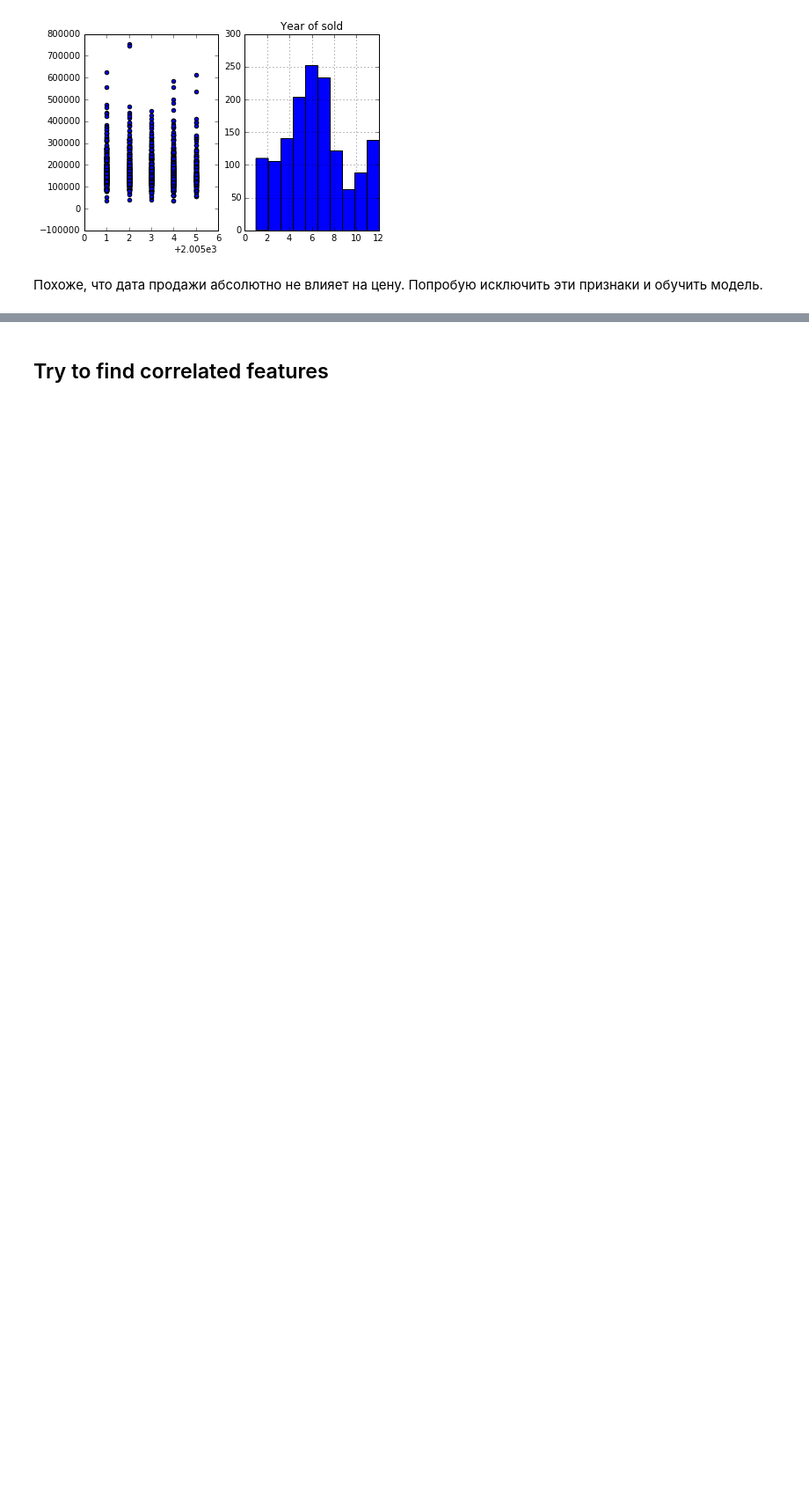
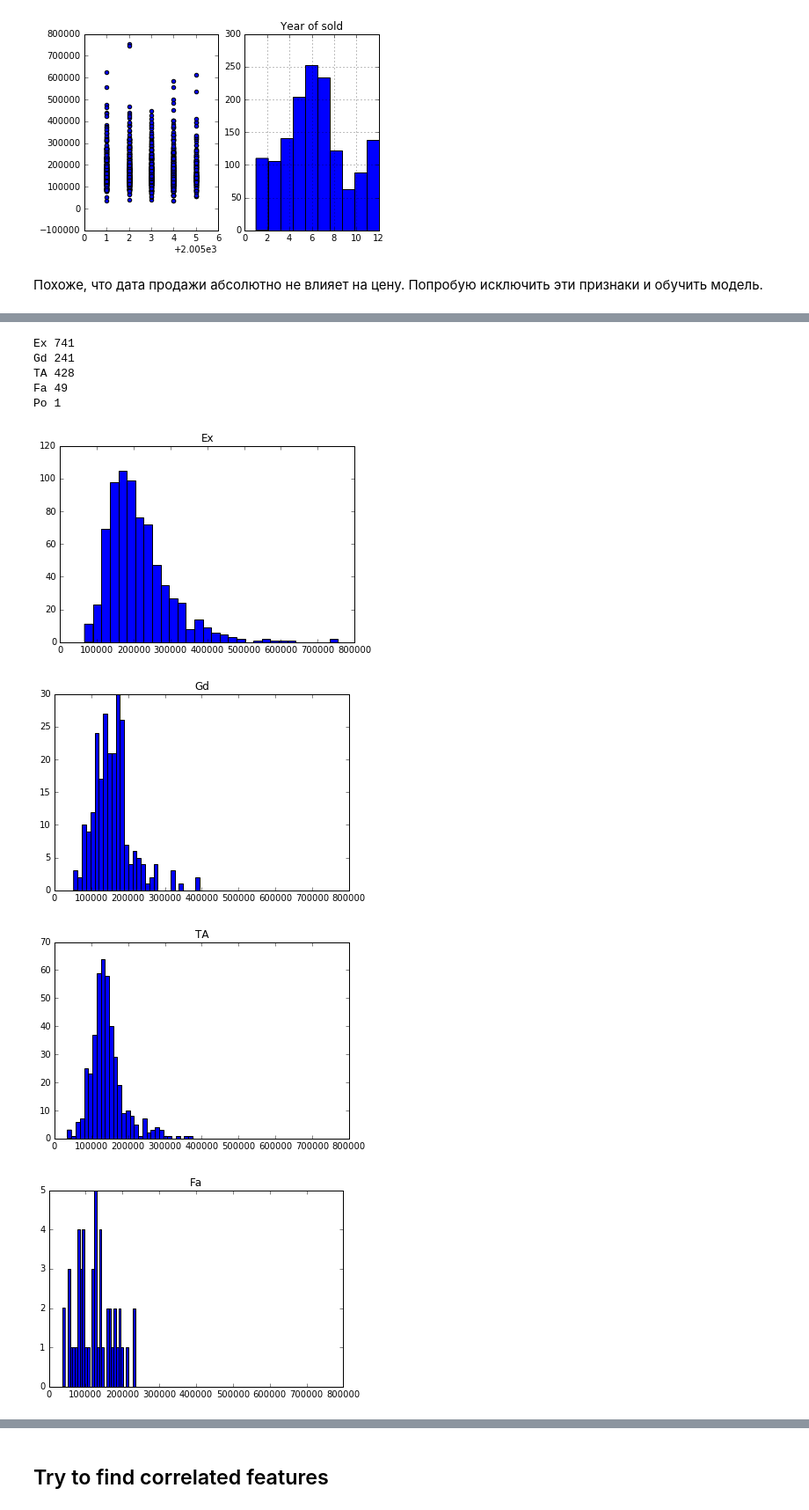
Before and after one commit to PhySci/ML_house_selling, a Jupyter notebook: Regression.ipynb, the cells around one changed output, grey strips where cells are left out. Shown at 88% size. Drawn from its saved outputs; the diff is of its cells as text; code cells hidden in the pictures; blank space fills up the shorter version.

```diff
--- a/Regression.ipynb
+++ b/Regression.ipynb
@@ -237,0 +326,20 @@ plt.title('Year of sold');
+# %%
+heatQCs = features['HeatingQC'].unique();
+
+for heatQC in heatQCs:
+    plt.figure()
+    slHQ = price[features['HeatingQC'].isin([heatQC])];
+    plt.hist(slHQ,bins = 30)
+    plt.title(heatQC)
+    plt.xlim([0, 800000])
+    print heatQC, slHQ.count()
+# %% [output]
+Ex 741
+Gd 241
+TA 428
+Fa 49
+Po 1
+[figure, added]
+[figure, added]
+[figure, added]
+[figure, added]
```
Also changed, not shown: parts of 22 cells of this notebook, 1 other file.
